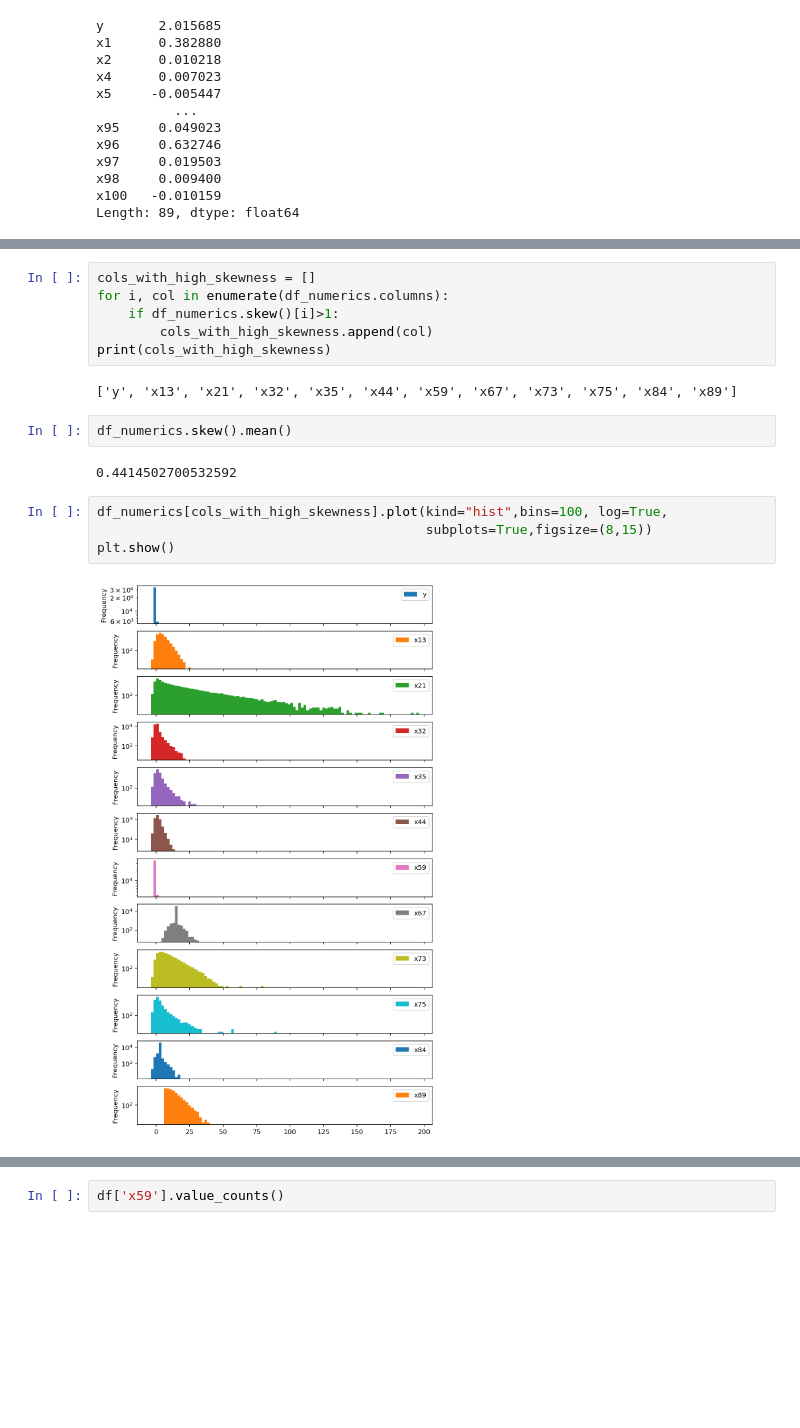
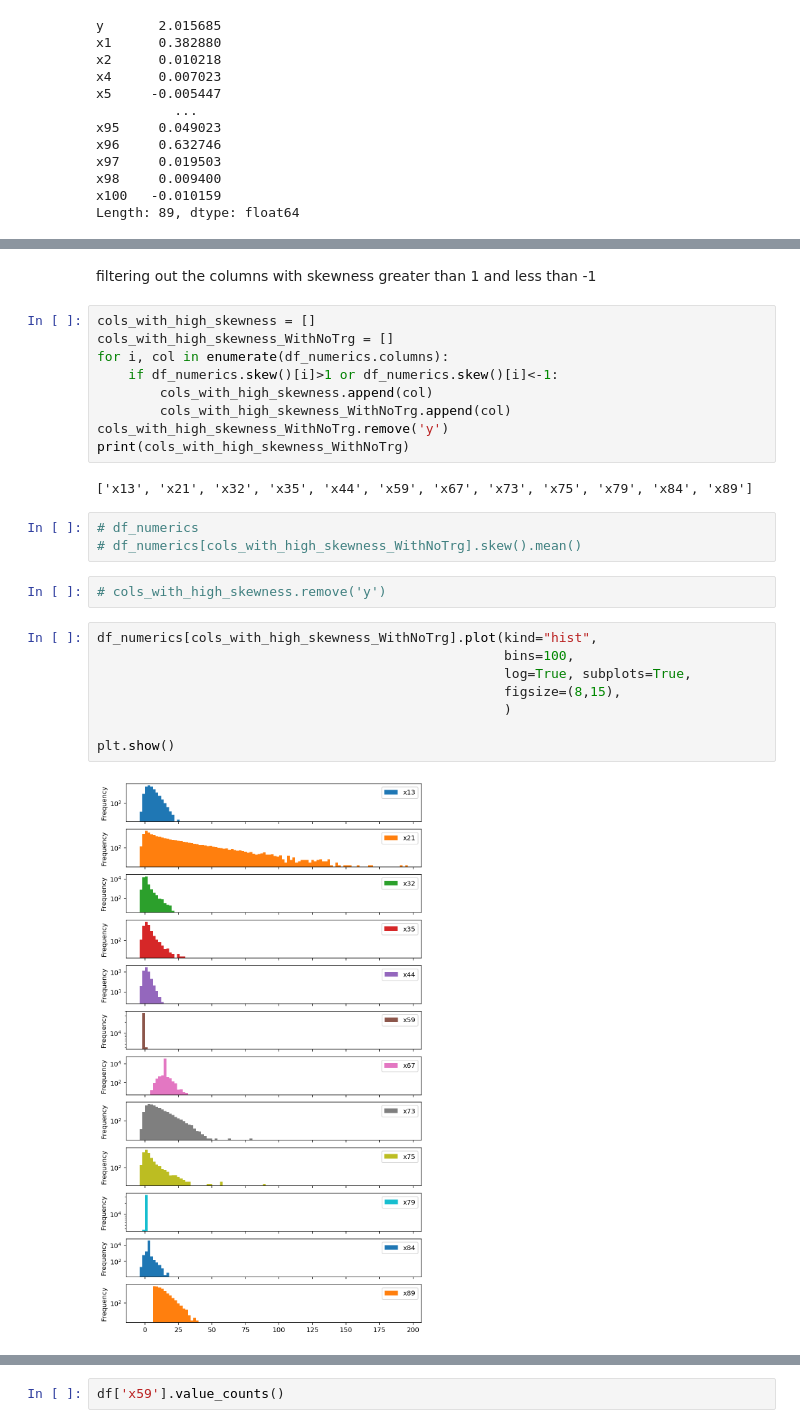
Before and after one commit to Atashnezhad/A_Data_Science_Project, a Jupyter notebook: Codes/P01_Data_Cleansing.ipynb, the cells around one changed output, grey strips where cells are left out. Cells and saved outputs as stored; diff of their text form; blank space fills up the shorter version.

```diff
--- a/Codes/P01_Data_Cleansing.ipynb
+++ b/Codes/P01_Data_Cleansing.ipynb
@@ -533,18 +562,28 @@ Length: 89, dtype: float64
+# %% [markdown]
+filtering out the columns with skewness greater than 1 and less than -1
 # %%
 cols_with_high_skewness = []
+cols_with_high_skewness_WithNoTrg = []
 for i, col in enumerate(df_numerics.columns):
-    if df_numerics.skew()[i]>1:
+    if df_numerics.skew()[i]>1 or df_numerics.skew()[i]<-1:
         cols_with_high_skewness.append(col)
-print(cols_with_high_skewness)
+        cols_with_high_skewness_WithNoTrg.append(col)
+cols_with_high_skewness_WithNoTrg.remove('y')
+print(cols_with_high_skewness_WithNoTrg)
 # %% [output]
-['y', 'x13', 'x21', 'x32', 'x35', 'x44', 'x59', 'x67', 'x73', 'x75', 'x84', 'x89']
+['x13', 'x21', 'x32', 'x35', 'x44', 'x59', 'x67', 'x73', 'x75', 'x79', 'x84', 'x89']
-# %%
-df_numerics.skew().mean()
-# %% [output]
-0.4414502700532592
+# %%
+# df_numerics
+# df_numerics[cols_with_high_skewness_WithNoTrg].skew().mean()
+# %%
+# cols_with_high_skewness.remove('y')
 # %%
-df_numerics[cols_with_high_skewness].plot(kind="hist",bins=100, log=True,
-                                          subplots=True,figsize=(8,15))
+df_numerics[cols_with_high_skewness_WithNoTrg].plot(kind="hist",
+                                                    bins=100,
+                                                    log=True, subplots=True,
+                                                    figsize=(8,15),
+                                                    )
+
 plt.show()
 # %% [output]
-[figure, old version]
+[figure, new version]
```
Also changed, not shown: parts of 56 cells of this notebook.
